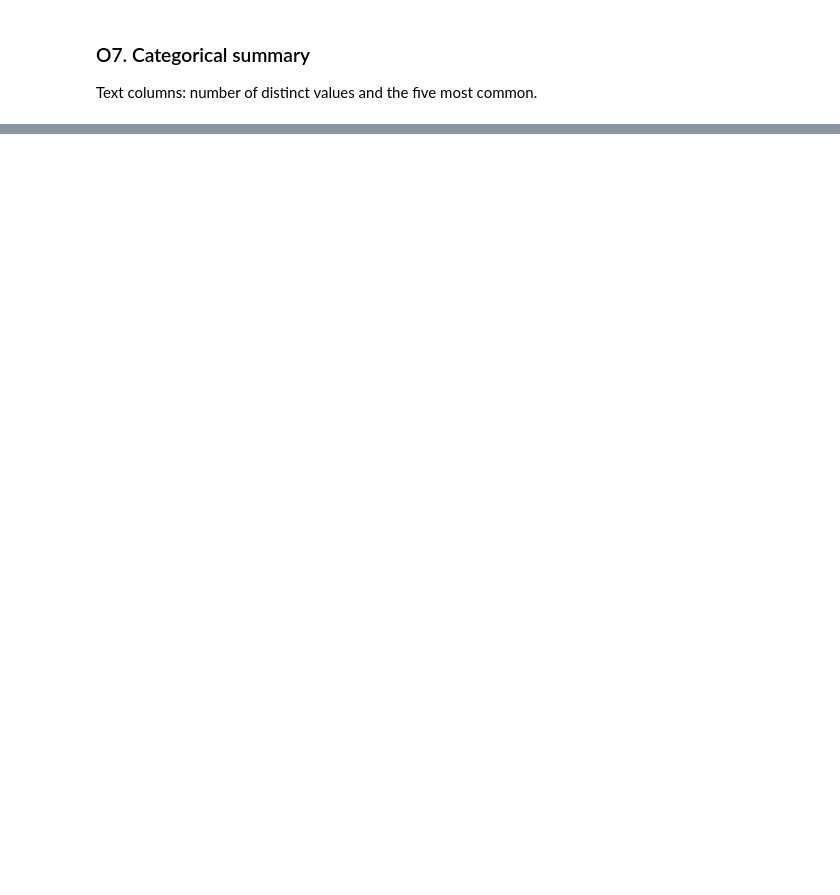
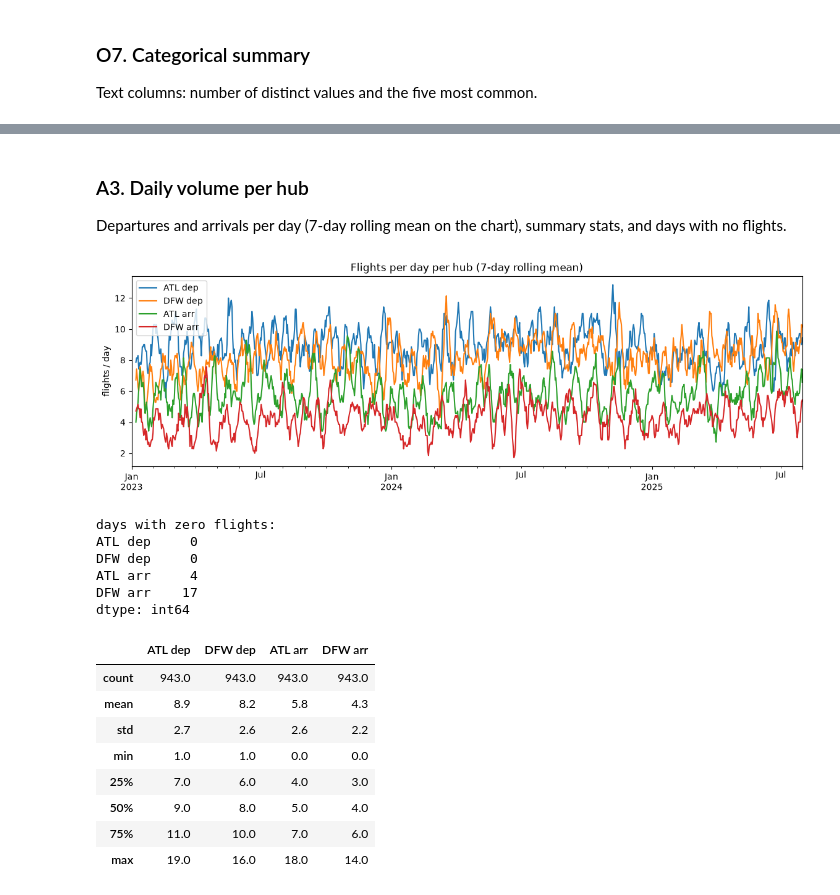
Before and after one commit to calvin4370/flight-delay-dashboard, a Jupyter notebook: notebooks/eda.ipynb, the cells around one changed output, grey strips where cells are left out. Saved outputs shown, nothing was run; the diff lists cells and outputs as text; code cells hidden in the pictures; blank space fills up the shorter version.

```diff
--- a/notebooks/eda.ipynb
+++ b/notebooks/eda.ipynb
@@ -104,0 +203,2 @@ pd.DataFrame({
+# %%
+HUBS = ["ATL", "DFW"]
@@ -104,0 +265,38 @@ pd.DataFrame({
+# %% [markdown]
+### A3. Daily volume per hub
+
+Departures and arrivals per day (7-day rolling mean on the chart), summary stats, and days with no flights.
+# %%
+all_dates = pd.date_range(df["FL_DATE"].min(), df["FL_DATE"].max(), freq="D")
+
+daily = pd.DataFrame({
+    **{f"{h} dep": df[df["ORIGIN"] == h].groupby("FL_DATE").size() for h in HUBS},
+    **{f"{h} arr": df[df["DEST"] == h].groupby("FL_DATE").size() for h in HUBS},
+}).reindex(all_dates).fillna(0).astype(int)
+
+fig, ax = plt.subplots(figsize=(14, 4))
+daily.rolling(7).mean().plot(ax=ax)
+ax.set_title("Flights per day per hub (7-day rolling mean)")
+ax.set_ylabel("flights / day")
+plt.show()
+
+print("days with zero flights:")
+print((daily == 0).sum())
+daily.describe().round(1)
+# %% [output]
+[figure, added]
+days with zero flights:
+ATL dep     0
+DFW dep     0
+ATL arr     4
+DFW arr    17
+dtype: int64
+|  | ATL dep | DFW dep | ATL arr | DFW arr |
+| count | 943.0 | 943.0 | 943.0 | 943.0 |
+| mean | 8.9 | 8.2 | 5.8 | 4.3 |
+| std | 2.7 | 2.6 | 2.6 | 2.2 |
+| min | 1.0 | 1.0 | 0.0 | 0.0 |
+| 25% | 7.0 | 6.0 | 4.0 | 3.0 |
+| 50% | 9.0 | 8.0 | 5.0 | 4.0 |
+| 75% | 11.0 | 10.0 | 7.0 | 6.0 |
+| max | 19.0 | 16.0 | 18.0 | 14.0 |
```
Also changed, not shown: parts of 122 cells of this notebook.
